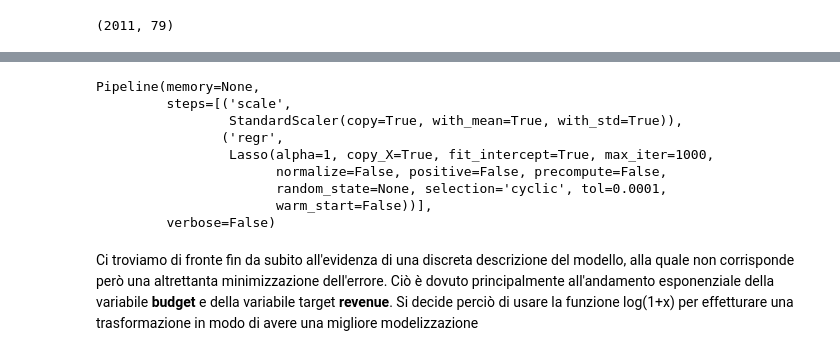
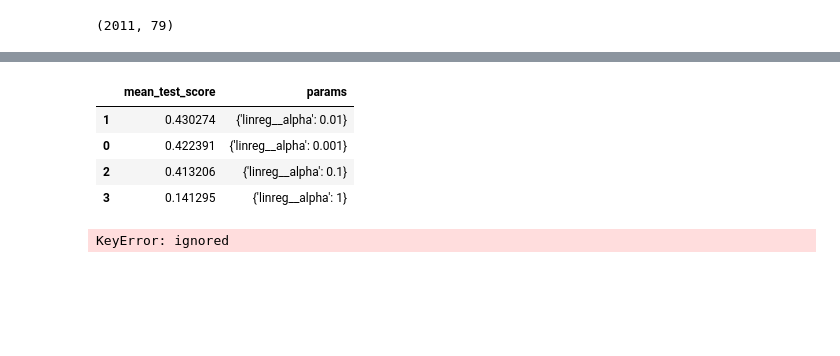
Before and after one commit to sergiorolnic/datascience, a Jupyter notebook: datascience_project.ipynb, the cells around one changed output, grey strips where cells are left out. Saved outputs shown, nothing was run; the diff lists cells and outputs as text; code cells hidden in the pictures; blank space fills up the shorter version.

```diff
--- a/datascience_project.ipynb
+++ b/datascience_project.ipynb
@@ -463,19 +377,0 @@ R-squared coefficient: 0.65394
-# %%
-from sklearn.linear_model import Lasso
-model = Pipeline([
-    ("scale", StandardScaler()),
-    ("regr", Lasso(alpha=1))
-])
-model.fit(X_train, y_train)
-# %% [output]
-Pipeline(memory=None,
-         steps=[('scale',
-                 StandardScaler(copy=True, with_mean=True, with_std=True)),
-                ('regr',
-                 Lasso(alpha=1, copy_X=True, fit_intercept=True, max_iter=1000,
-                       normalize=False, positive=False, precompute=False,
-                       random_state=None, selection='cyclic', tol=0.0001,
-                       warm_start=False))],
-         verbose=False)
-# %% [markdown]
-Ci troviamo di fronte fin da subito all'evidenza di una discreta descrizione del modello, alla quale non corrisponde però una altrettanta minimizzazione dell'errore. Ciò è dovuto principalmente all'andamento esponenziale della variabile **budget** e della variabile target **revenue**. Si decide perciò di usare la funzione log(1+x) per effetturare una trasformazione in modo di avere una migliore modelizzazione
@@ -489,3 +378,25 @@ Ci troviamo di fronte fin da subito all'evidenza di una discreta descrizione del
+# %%
+model = Pipeline([
+    ("scale",  StandardScaler(with_mean=False)),
+    ("linreg", Lasso())
+])
+grid = {
+    "linreg__alpha": [0.001,0.01, 0.1, 1]
+    }
+gs = GridSearchCV(model, param_grid=grid, cv=5)
+gs.fit(X_data, Y_data)
+sel = ["mean_test_score","params"]
+pd.DataFrame(gs.cv_results_).sort_values("mean_test_score", ascending=False)[sel]
+# %% [output]
+|  | mean_test_score | params |
+| 1 | 0.430274 | {'linreg__alpha': 0.01} |
+| 0 | 0.422391 | {'linreg__alpha': 0.001} |
+| 2 | 0.413206 | {'linreg__alpha': 0.1} |
+| 3 | 0.141295 | {'linreg__alpha': 1} |
+# %%
+pd.Series(model.named_steps["regr"].coef_, X_val.columns).sort_values()
+# %% [output]
+KeyError: ignored
 # %%
 from sklearn.kernel_ridge import KernelRidge
 from sklearn.model_selection import KFold
```
Also changed, not shown: parts of 63 cells of this notebook.
